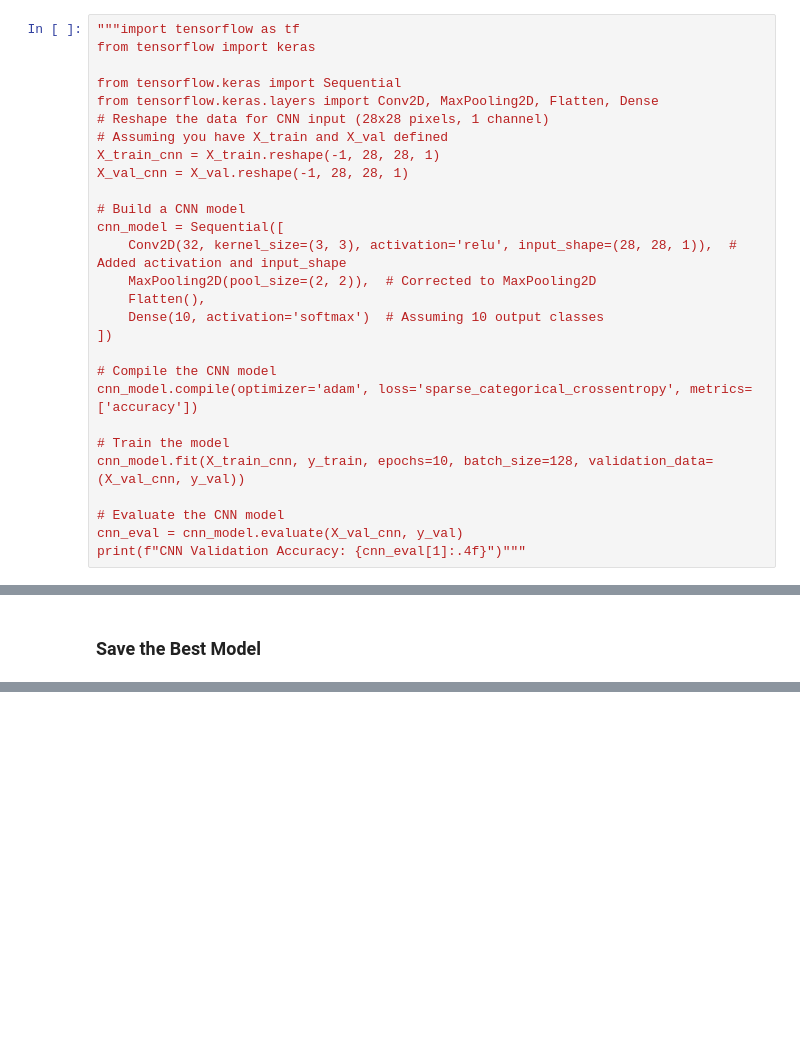
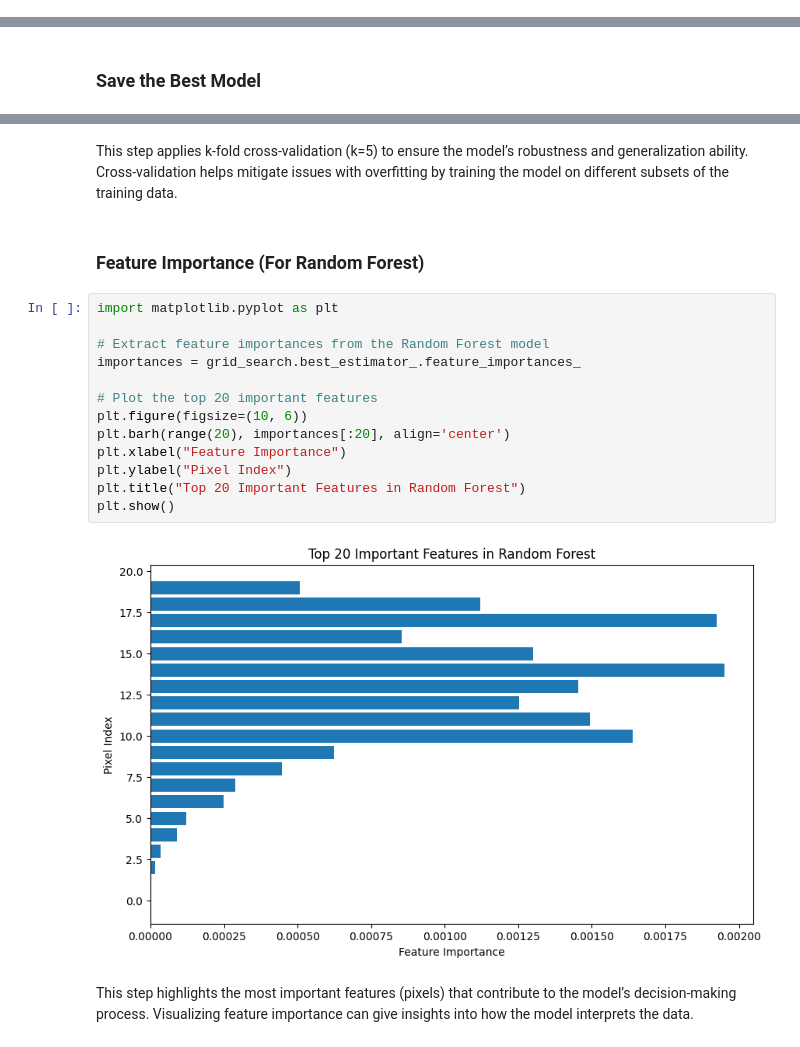
Before and after one commit to Om700-create/fashion-recommender-system, a Jupyter notebook: notebooks/model_training.ipynb, the cells around one changed output, grey strips where cells are left out. Drawn from its saved outputs; the diff is of its cells as text; blank space fills up the shorter version.

Commit message:
model train

```diff
--- a/notebooks/model_training.ipynb
+++ b/notebooks/model_training.ipynb
@@ -104,28 +96,0 @@ Random Forest Validation Accuracy: 0.8797
-# %%
-"""import tensorflow as tf
-from tensorflow import keras
-
-from tensorflow.keras import Sequential
-from tensorflow.keras.layers import Conv2D, MaxPooling2D, Flatten, Dense
-# Reshape the data for CNN input (28x28 pixels, 1 channel)
-# Assuming you have X_train and X_val defined
-X_train_cnn = X_train.reshape(-1, 28, 28, 1)
-X_val_cnn = X_val.reshape(-1, 28, 28, 1)
-
-# Build a CNN model
-cnn_model = Sequential([
-    Conv2D(32, kernel_size=(3, 3), activation='relu', input_shape=(28, 28, 1)),  # Added activation and input_shape
-    MaxPooling2D(pool_size=(2, 2)),  # Corrected to MaxPooling2D
-    Flatten(),
-    Dense(10, activation='softmax')  # Assuming 10 output classes
-])
-
-# Compile the CNN model
-cnn_model.compile(optimizer='adam', loss='sparse_categorical_crossentropy', metrics=['accuracy'])
-
-# Train the model
-cnn_model.fit(X_train_cnn, y_train, epochs=10, batch_size=128, validation_data=(X_val_cnn, y_val))
-
-# Evaluate the CNN model
-cnn_eval = cnn_model.evaluate(X_val_cnn, y_val)
-print(f"CNN Validation Accuracy: {cnn_eval[1]:.4f}")"""
@@ -197,0 +151,21 @@ joblib.dump(grid_search.best_estimator_, 'best_rf_model.pkl')
+# %% [markdown]
+This step applies k-fold cross-validation (k=5) to ensure the model’s robustness and generalization ability. Cross-validation helps mitigate issues with overfitting by training the model on different subsets of the training data.
+# %% [markdown]
+### Feature Importance (For Random Forest)
+# %%
+import matplotlib.pyplot as plt
+
+# Extract feature importances from the Random Forest model
+importances = grid_search.best_estimator_.feature_importances_
+
+# Plot the top 20 important features
+plt.figure(figsize=(10, 6))
+plt.barh(range(20), importances[:20], align='center')
+plt.xlabel("Feature Importance")
+plt.ylabel("Pixel Index")
+plt.title("Top 20 Important Features in Random Forest")
+plt.show()
+# %% [output]
+[figure, added]
+# %% [markdown]
+This step highlights the most important features (pixels) that contribute to the model’s decision-making process. Visualizing feature importance can give insights into how the model interprets the data.
```
Also changed, not shown: parts of 28 cells of this notebook.
